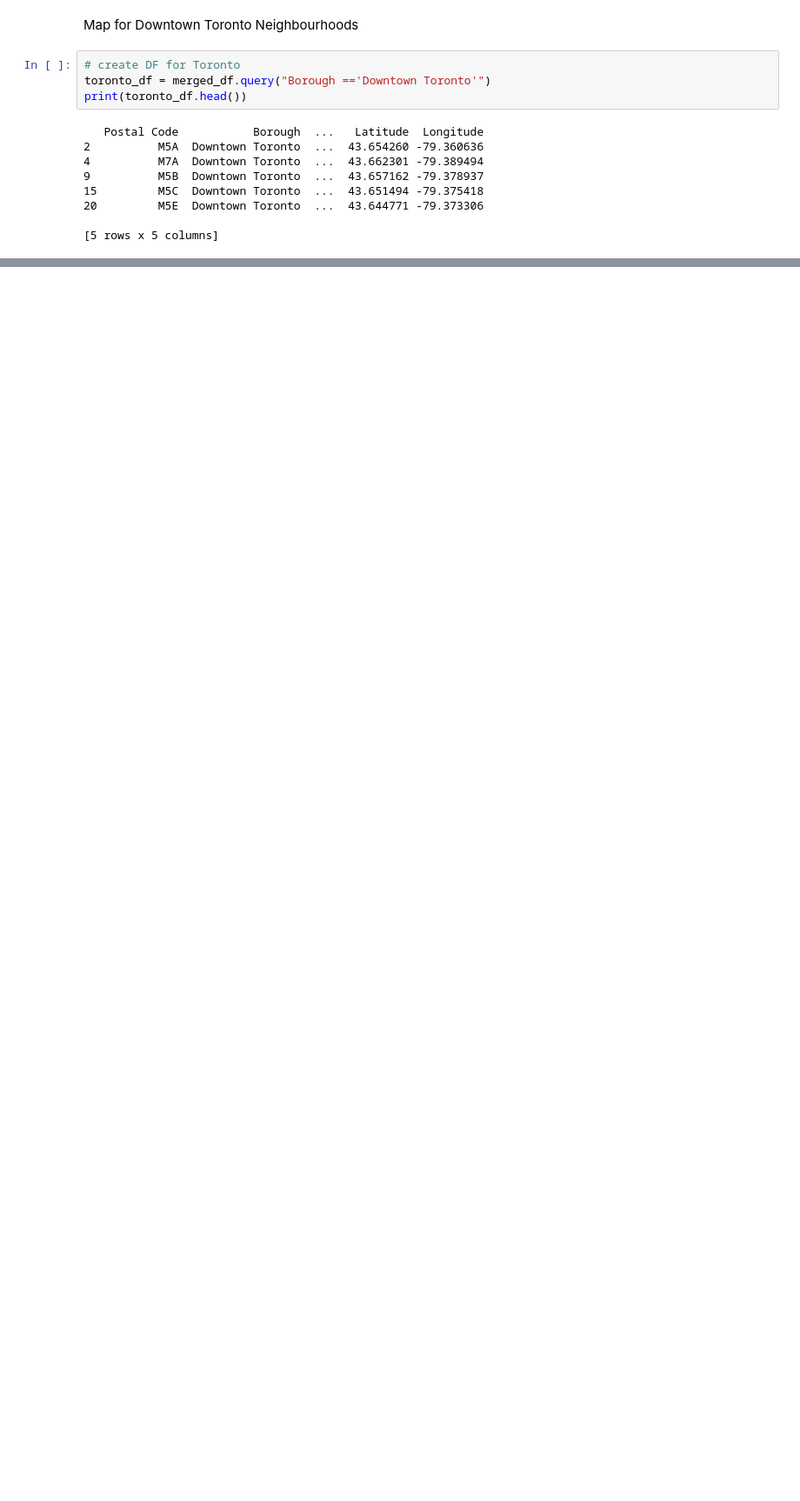
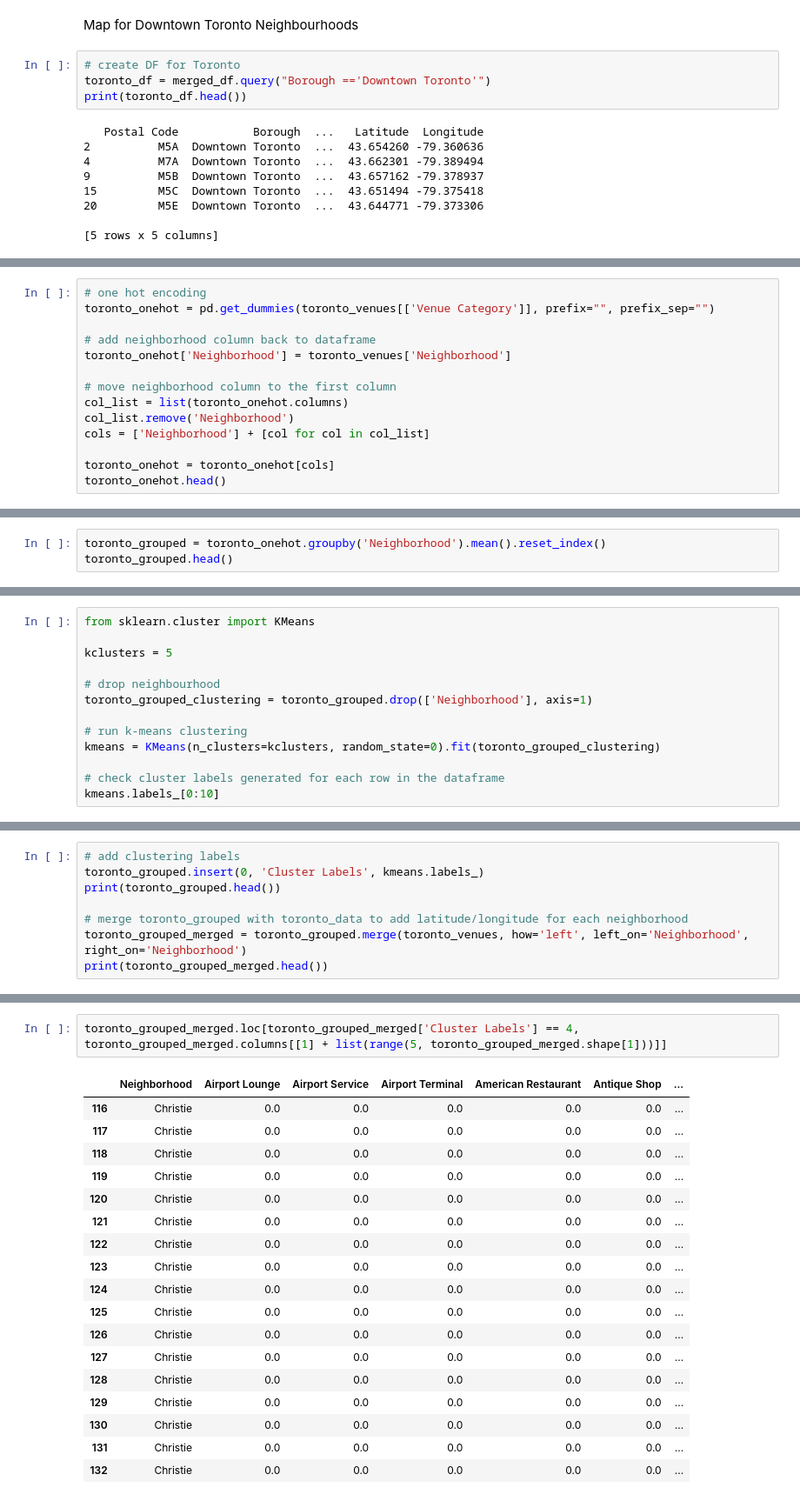
Before and after one commit to dtm5683/Coursera_Capstone, a Jupyter notebook: Queston-6.ipynb, the cells around one changed output, grey strips where cells are left out. Shown at 87% size. Cells and saved outputs as stored; diff of their text form; blank space fills up the shorter version.

```diff
--- a/Queston-6.ipynb
+++ b/Queston-6.ipynb
@@ -183,0 +306,14 @@ map_dt_toronto
+# %%
+# one hot encoding
+toronto_onehot = pd.get_dummies(toronto_venues[['Venue Category']], prefix="", prefix_sep="")
+
+# add neighborhood column back to dataframe
+toronto_onehot['Neighborhood'] = toronto_venues['Neighborhood']
+
+# move neighborhood column to the first column
+col_list = list(toronto_onehot.columns)
+col_list.remove('Neighborhood')
+cols = ['Neighborhood'] + [col for col in col_list]
+
+toronto_onehot = toronto_onehot[cols]
+toronto_onehot.head()
@@ -183,0 +328,3 @@ map_dt_toronto
+# %%
+toronto_grouped = toronto_onehot.groupby('Neighborhood').mean().reset_index()
+toronto_grouped.head()
@@ -183,0 +339,13 @@ map_dt_toronto
+# %%
+from sklearn.cluster import KMeans
+
+kclusters = 5
+
+# drop neighbourhood
+toronto_grouped_clustering = toronto_grouped.drop(['Neighborhood'], axis=1)
+
+# run k-means clustering
+kmeans = KMeans(n_clusters=kclusters, random_state=0).fit(toronto_grouped_clustering)
+
+# check cluster labels generated for each row in the dataframe
+kmeans.labels_[0:10]
@@ -183,0 +358,8 @@ map_dt_toronto
+# %%
+# add clustering labels
+toronto_grouped.insert(0, 'Cluster Labels', kmeans.labels_)
+print(toronto_grouped.head())
+
+# merge toronto_grouped with toronto_data to add latitude/longitude for each neighborhood
+toronto_grouped_merged = toronto_grouped.merge(toronto_venues, how='left', left_on='Neighborhood', right_on='Neighborhood')
+print(toronto_grouped_merged.head())
@@ -183,0 +478,21 @@ map_dt_toronto
+# %%
+toronto_grouped_merged.loc[toronto_grouped_merged['Cluster Labels'] == 4, toronto_grouped_merged.columns[[1] + list(range(5, toronto_grouped_merged.shape[1]))]]
+# %% [output]
+|  | Neighborhood | Airport Lounge | Airport Service | Airport Terminal | American Restaurant | Antique Shop | ... |
+| 116 | Christie | 0.0 | 0.0 | 0.0 | 0.0 | 0.0 | ... |
+| 117 | Christie | 0.0 | 0.0 | 0.0 | 0.0 | 0.0 | ... |
+| 118 | Christie | 0.0 | 0.0 | 0.0 | 0.0 | 0.0 | ... |
+| 119 | Christie | 0.0 | 0.0 | 0.0 | 0.0 | 0.0 | ... |
+| 120 | Christie | 0.0 | 0.0 | 0.0 | 0.0 | 0.0 | ... |
+| 121 | Christie | 0.0 | 0.0 | 0.0 | 0.0 | 0.0 | ... |
+| 122 | Christie | 0.0 | 0.0 | 0.0 | 0.0 | 0.0 | ... |
+| 123 | Christie | 0.0 | 0.0 | 0.0 | 0.0 | 0.0 | ... |
+| 124 | Christie | 0.0 | 0.0 | 0.0 | 0.0 | 0.0 | ... |
+| 125 | Christie | 0.0 | 0.0 | 0.0 | 0.0 | 0.0 | ... |
+| 126 | Christie | 0.0 | 0.0 | 0.0 | 0.0 | 0.0 | ... |
+| 127 | Christie | 0.0 | 0.0 | 0.0 | 0.0 | 0.0 | ... |
+| 128 | Christie | 0.0 | 0.0 | 0.0 | 0.0 | 0.0 | ... |
+| 129 | Christie | 0.0 | 0.0 | 0.0 | 0.0 | 0.0 | ... |
+| 130 | Christie | 0.0 | 0.0 | 0.0 | 0.0 | 0.0 | ... |
+| 131 | Christie | 0.0 | 0.0 | 0.0 | 0.0 | 0.0 | ... |
+| 132 | Christie | 0.0 | 0.0 | 0.0 | 0.0 | 0.0 | ... |
```
Also changed, not shown: parts of 20 cells of this notebook.
